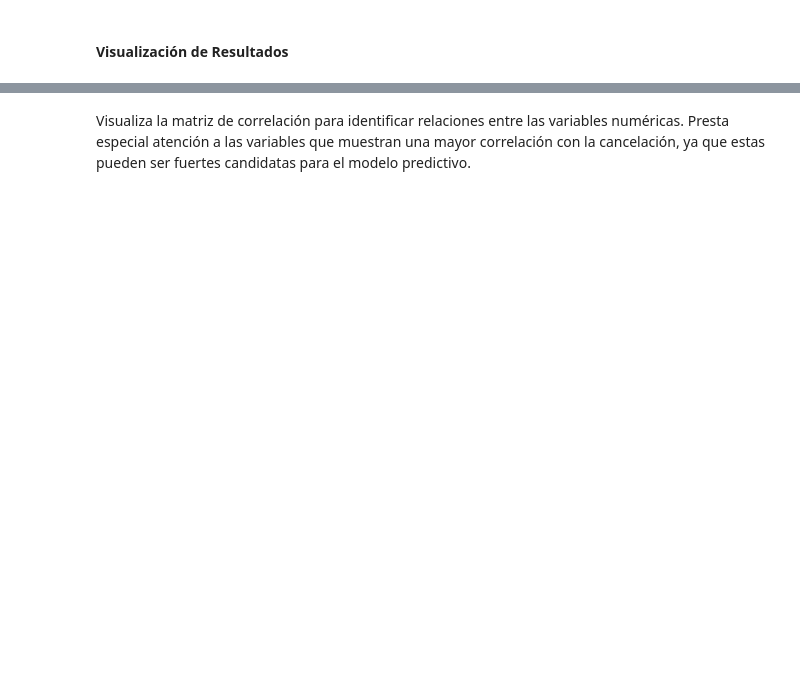
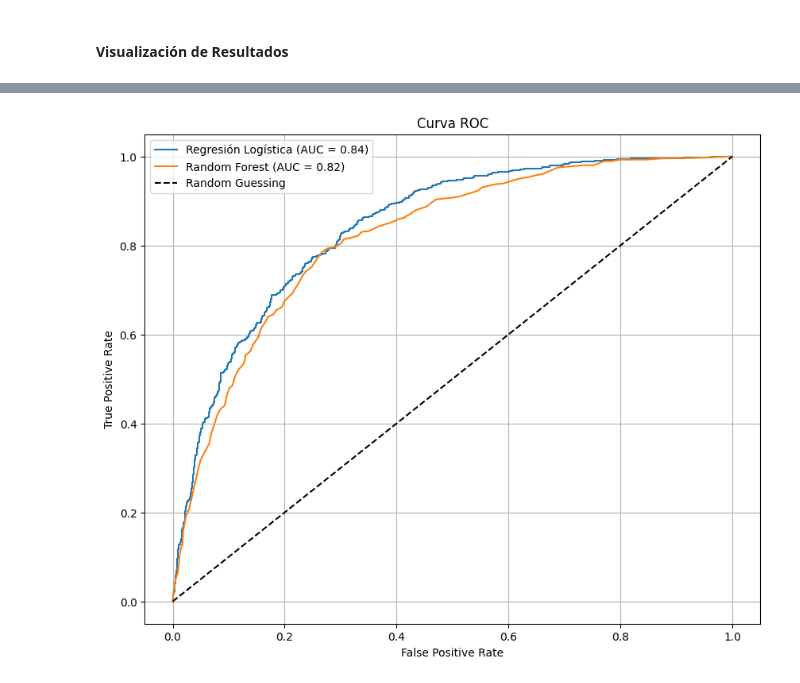
Before and after one commit to AndresCMontejo/TelecomX_proyecto_parte2, a Jupyter notebook: Proyecto_TelecomX_Parte2.ipynb, the cells around one changed output, grey strips where cells are left out. Cells and saved outputs as stored; diff of their text form; code cells hidden in the pictures; blank space fills up the shorter version.

```diff
--- a/Proyecto_TelecomX_Parte2.ipynb
+++ b/Proyecto_TelecomX_Parte2.ipynb
@@ -358,3 +310,6 @@ df['churn'].value_counts(normalize=True) #variable desvalanceada
+# %%
+X_train, X_test, y_train, y_test = train_test_split(X, y, test_size=0.3, random_state=42
+                                                    , stratify=y)
 # %% [markdown]
 ## **Balanceo de Clases**
 # %% [markdown]
@@ -448,0 +337,14 @@ print(confusion_matrix(y_test, y_pred_smote))
+# %%
+smote = SMOTE(random_state=42)
+X_train_bal, y_train_bal = smote.fit_resample(X_train_bal_rus, y_train_bal_rus)
+# %%
+lr = LogisticRegression(random_state=42)
+lr.fit(X_train_bal, y_train_bal)
+y_pred_lr = lr.predict(X_test)
+y_prob_lr = lr.predict_proba(X_test)[:, 1]
+
+print("Regresion logistica")
+print("Accuracy:", accuracy_score(y_test, y_pred_lr))
+print("ROC AUC", roc_auc_score(y_test, y_prob_lr))
+print("Confusion Matrix:\n", confusion_matrix(y_test, y_pred_lr))
+print(classification_report(y_test, y_pred_lr))
@@ -448,0 +373,11 @@ print(confusion_matrix(y_test, y_pred_smote))
+# %%
+rf = RandomForestClassifier(random_state=42)
+rf.fit(X_train_bal, y_train_bal)
+y_pred_rf = rf.predict(X_test)
+y_prob_rf = rf.predict_proba(X_test)[:, 1]
+
+print("Random Forest")
+print("Accuracy:", accuracy_score(y_test, y_pred_rf))
+print("ROC AUC", roc_auc_score(y_test, y_prob_rf))
+print("Confusion Matrix:\n", confusion_matrix(y_test, y_pred_rf))
+print(classification_report(y_test, y_pred_rf))
@@ -557,2 +400,0 @@ print(df.columns.tolist())
-# %% [markdown]
-Visualiza la matriz de correlación para identificar relaciones entre las variables numéricas. Presta especial atención a las variables que muestran una mayor correlación con la cancelación, ya que estas pueden ser fuertes candidatas para el modelo predictivo.
@@ -592,0 +401,17 @@ plt.show()
+# %%
+from sklearn.metrics import roc_curve
+fpr_lr, tpr_lr, thresholds_lr = roc_curve(y_test, y_prob_lr)
+fpr_rf, tpr_rf, thresholds_rf = roc_curve(y_test, y_prob_rf)
+
+plt.figure(figsize=(10, 8))
+plt.plot(fpr_lr, tpr_lr, label=f'Regresión Logística (AUC = {roc_auc_score(y_test, y_prob_lr):.2f})')
+plt.plot(fpr_rf, tpr_rf, label=f'Random Forest (AUC = {roc_auc_score(y_test, y_prob_rf):.2f})')
+plt.plot([0, 1], [0, 1], 'k--', label='Random Guessing')
+plt.xlabel('False Positive Rate')
+plt.ylabel('True Positive Rate')
+plt.title('Curva ROC')
+plt.legend()
+plt.grid(True)
+plt.show()
+# %% [output]
+[figure, added]
```
Also changed, not shown: parts of 36 cells of this notebook.
